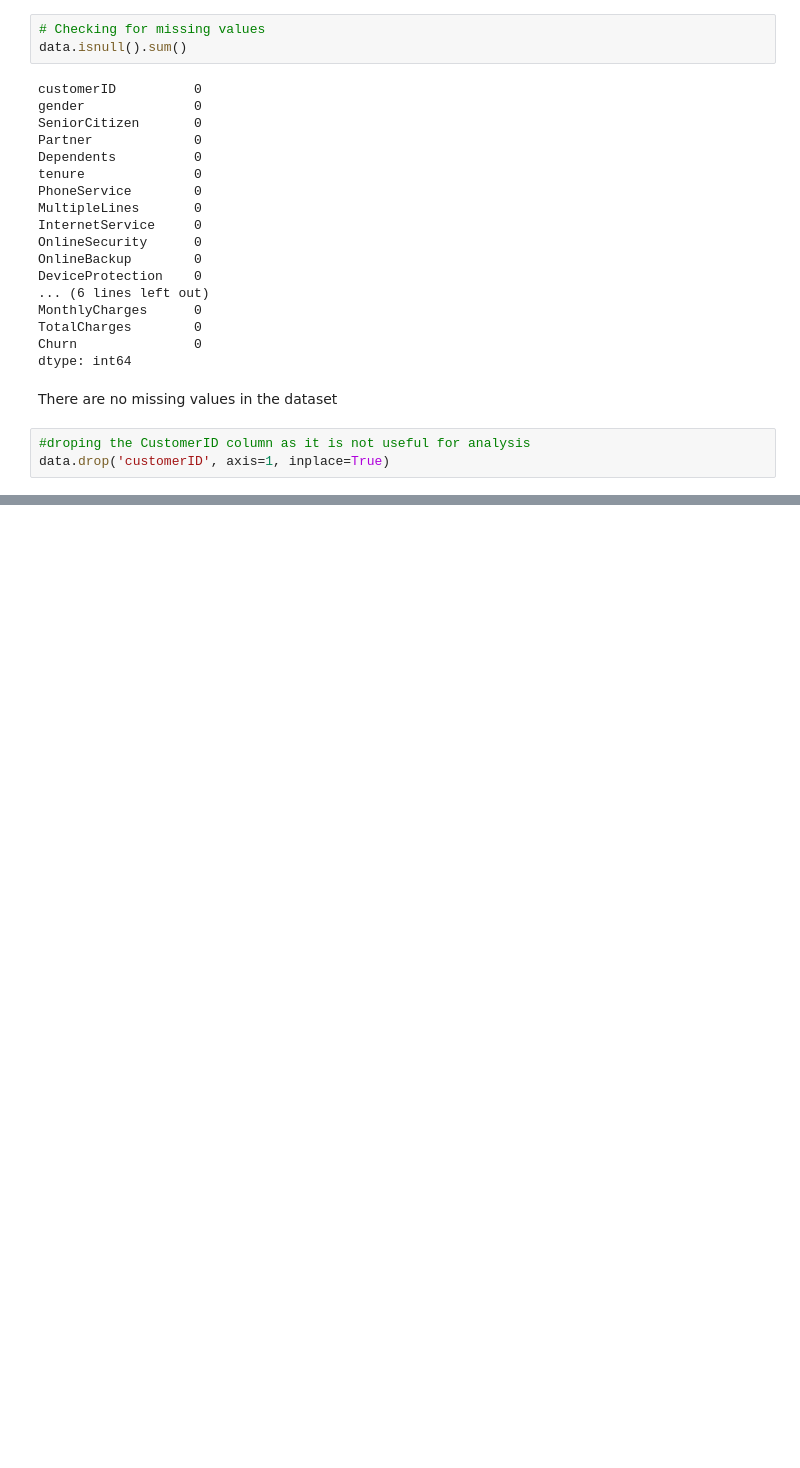
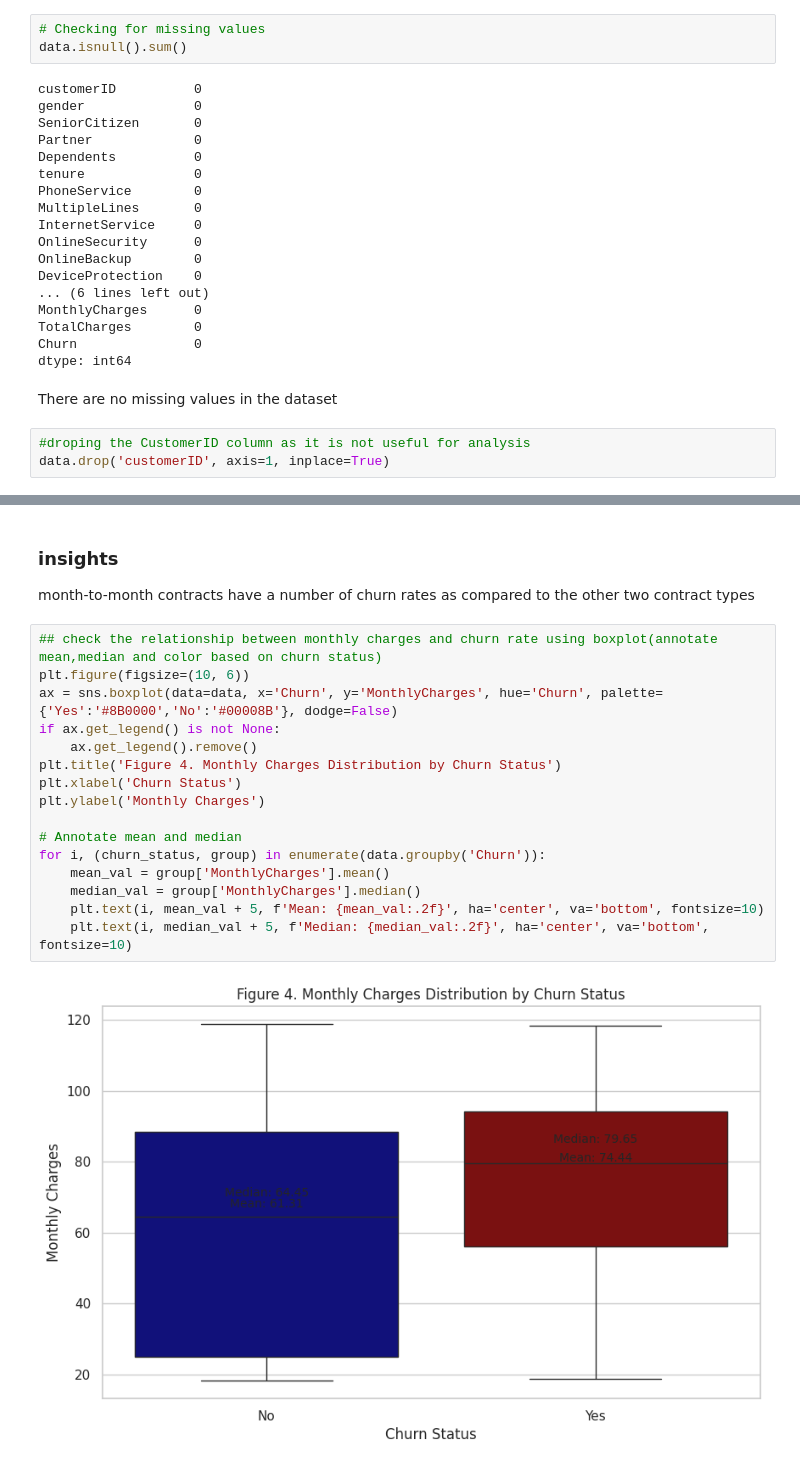
Before and after one commit to blessycode/customer-churn, a Jupyter notebook: EDA.ipynb, the cells around one changed output, grey strips where cells are left out. Cells and saved outputs as stored; diff of their text form; blank space fills up the shorter version.

```diff
--- a/EDA.ipynb
+++ b/EDA.ipynb
@@ -70,0 +121,21 @@ data.drop('customerID', axis=1, inplace=True)
+# %% [markdown]
+### insights
+month-to-month contracts have a number of churn rates as compared to the other two contract types
+# %%
+## check the relationship between monthly charges and churn rate using boxplot(annotate mean,median and color based on churn status)
+plt.figure(figsize=(10, 6))
+ax = sns.boxplot(data=data, x='Churn', y='MonthlyCharges', hue='Churn', palette={'Yes':'#8B0000','No':'#00008B'}, dodge=False)
+if ax.get_legend() is not None:
+    ax.get_legend().remove()
+plt.title('Figure 4. Monthly Charges Distribution by Churn Status')
+plt.xlabel('Churn Status')
+plt.ylabel('Monthly Charges')
+
+# Annotate mean and median
+for i, (churn_status, group) in enumerate(data.groupby('Churn')):
+    mean_val = group['MonthlyCharges'].mean()
+    median_val = group['MonthlyCharges'].median()
+    plt.text(i, mean_val + 5, f'Mean: {mean_val:.2f}', ha='center', va='bottom', fontsize=10)
+    plt.text(i, median_val + 5, f'Median: {median_val:.2f}', ha='center', va='bottom', fontsize=10)
+# %% [output]
+[figure, added]
```
Also changed, not shown: parts of 12 cells of this notebook, 1 other file.
